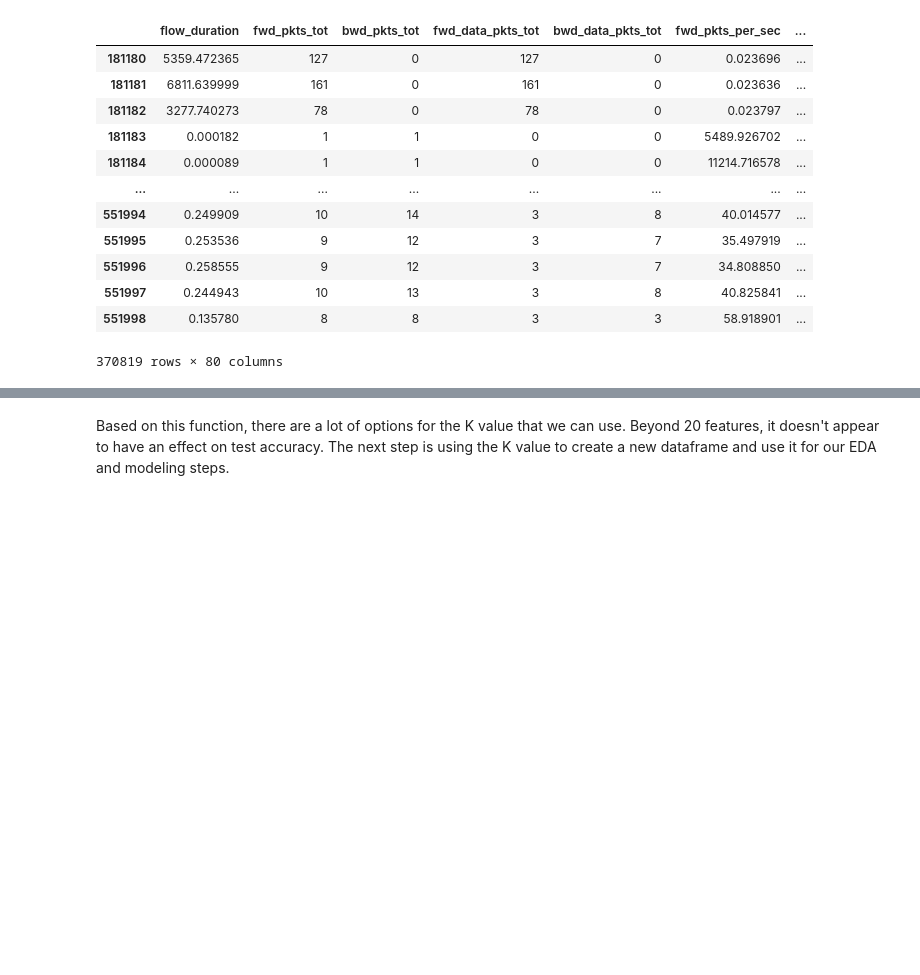
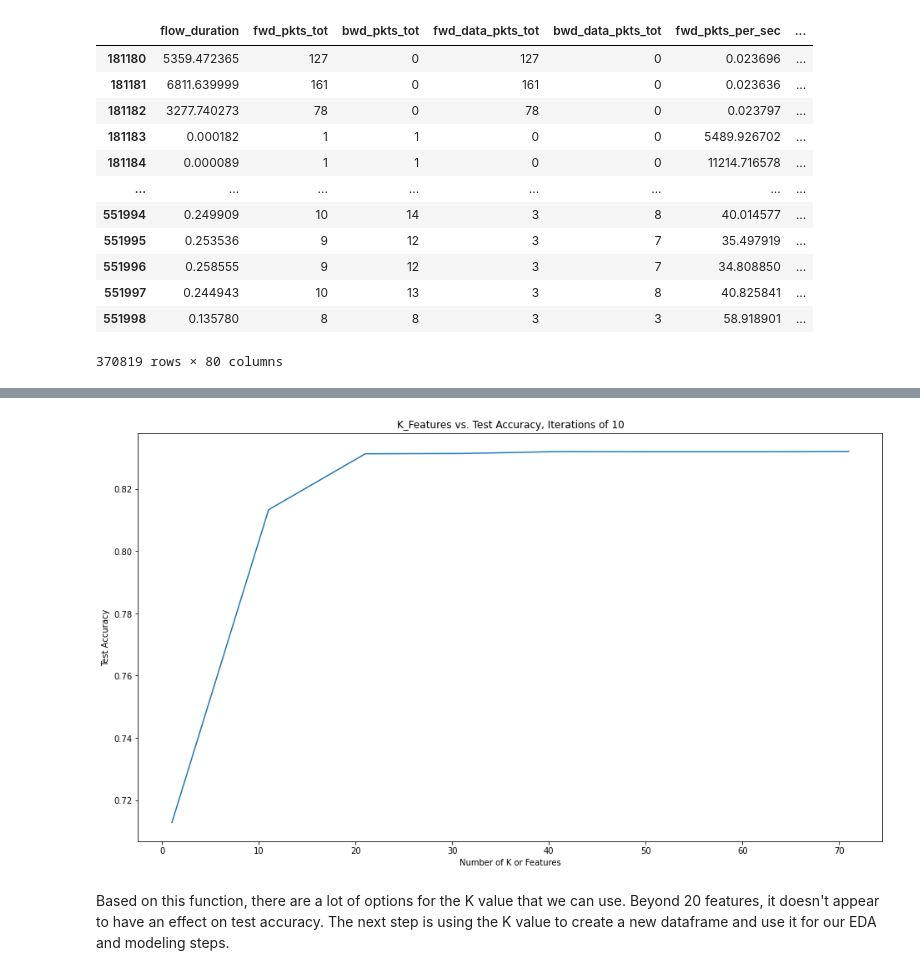
Before and after one commit to linjoshua882/deep-learning-cybersecurity-intrusion-detection, a Jupyter notebook: 1-feature-selection.ipynb, the cells around one changed output, grey strips where cells are left out. Cells and saved outputs as stored; diff of their text form; code cells hidden in the pictures; blank space fills up the shorter version.

```diff
--- a/1-data-cleaning.ipynb
+++ b/1-feature-selection.ipynb
@@ -117,4 +120,12 @@ df_kbest
 | 1 | 1.0 | 0.847096 | 0.712763 |
+# %%
+plt.figure(figsize=(16,9))
+sns.lineplot(data=df_kbest, x='k', y='test_acc')
+plt.title('K_Features vs. Test Accuracy, Iterations of 10')
+plt.xlabel('Number of K or Features')
+plt.ylabel('Test Accuracy');
+# %% [output]
+[figure, added]
 # %% [markdown]
 Based on this function, there are a lot of options for the K value that we can use. Beyond 20 features, it doesn't appear to have an effect on test accuracy. The next step is using the K value to create a new dataframe and use it for our EDA and modeling steps.
 # %%
```
Also changed, not shown: parts of 5 cells of this notebook, 1 other file.
